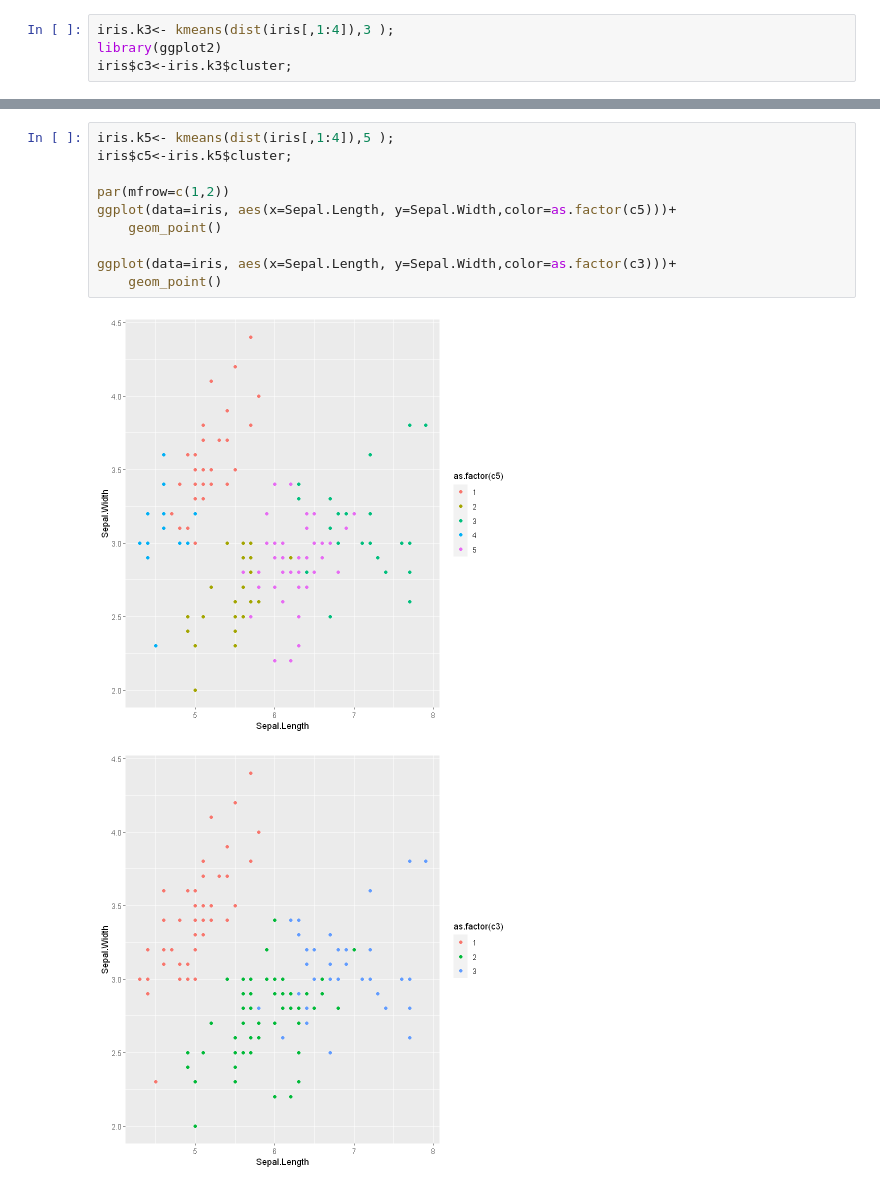
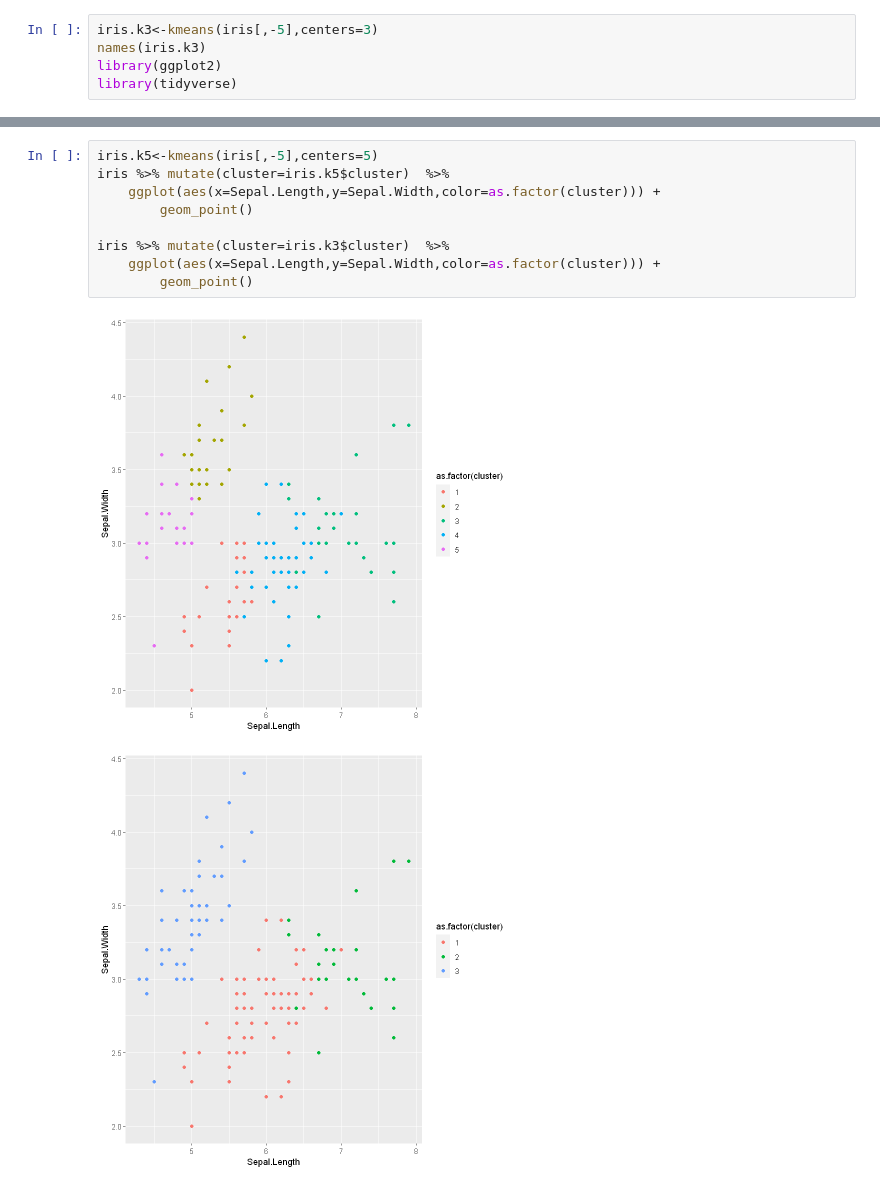
Before and after one commit to ChenShizhe/StatDataScience, a Jupyter notebook: Completed/Chapter7Clustering_7.ipynb, the cells around one changed output, grey strips where cells are left out. Drawn from its saved outputs; the diff is of its cells as text.

```diff
--- a/Completed/Chapter7Clustering_7.ipynb
+++ b/Completed/Chapter7Clustering_7.ipynb
@@ -8,7 +8,8 @@ The basic idea of K-means clustering is, given a number of clusters $K$, find th
 - Computationally efficient, and can be applied to datasets with a large number of samples (variables)
 - <span style="color:red">No hierarchy among clusters</span>, if $K$ is changed, the cluster memberships will also change
 # %%
-iris.k3<- kmeans(dist(iris[,1:4]),3 );
+iris.k3<-kmeans(iris[,-5],centers=3)
+names(iris.k3)
 library(ggplot2)
-iris$c3<-iris.k3$cluster;
+library(tidyverse)
 # %% [output]
@@ -16,13 +29,12 @@ iris$c3<-iris.k3$cluster;
 # %%
-iris.k5<- kmeans(dist(iris[,1:4]),5 );
-iris$c5<-iris.k5$cluster;
+iris.k5<-kmeans(iris[,-5],centers=5)
+iris %>% mutate(cluster=iris.k5$cluster)  %>%
+    ggplot(aes(x=Sepal.Length,y=Sepal.Width,color=as.factor(cluster))) +
+        geom_point()
 
-par(mfrow=c(1,2))
-ggplot(data=iris, aes(x=Sepal.Length, y=Sepal.Width,color=as.factor(c5)))+
-    geom_point()
-
-ggplot(data=iris, aes(x=Sepal.Length, y=Sepal.Width,color=as.factor(c3)))+
-    geom_point()
+iris %>% mutate(cluster=iris.k3$cluster)  %>%
+    ggplot(aes(x=Sepal.Length,y=Sepal.Width,color=as.factor(cluster))) +
+        geom_point()
 # %% [output]
-[figure, old version]
+[figure, new version]
-[figure, old version]
+[figure, new version]
```
Also changed, not shown: parts of 2 cells of this notebook.
